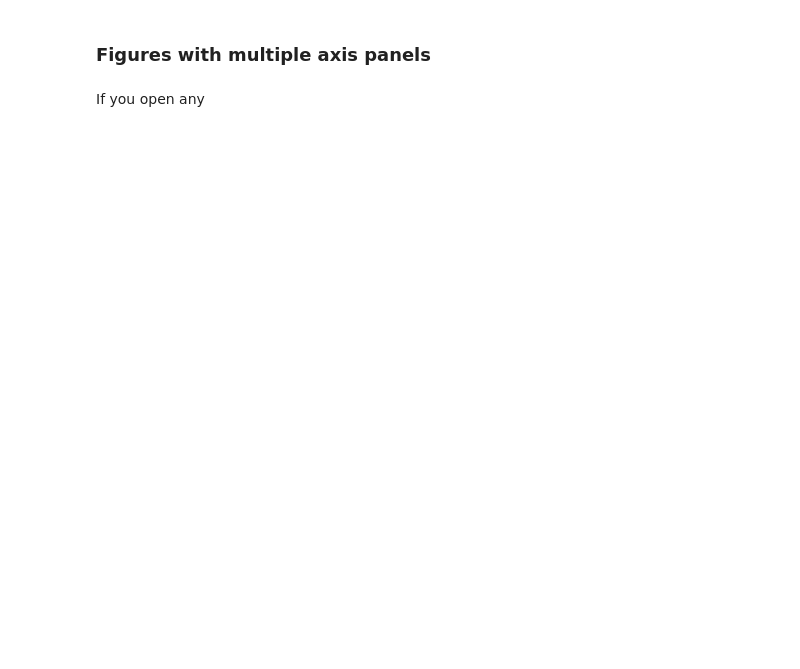
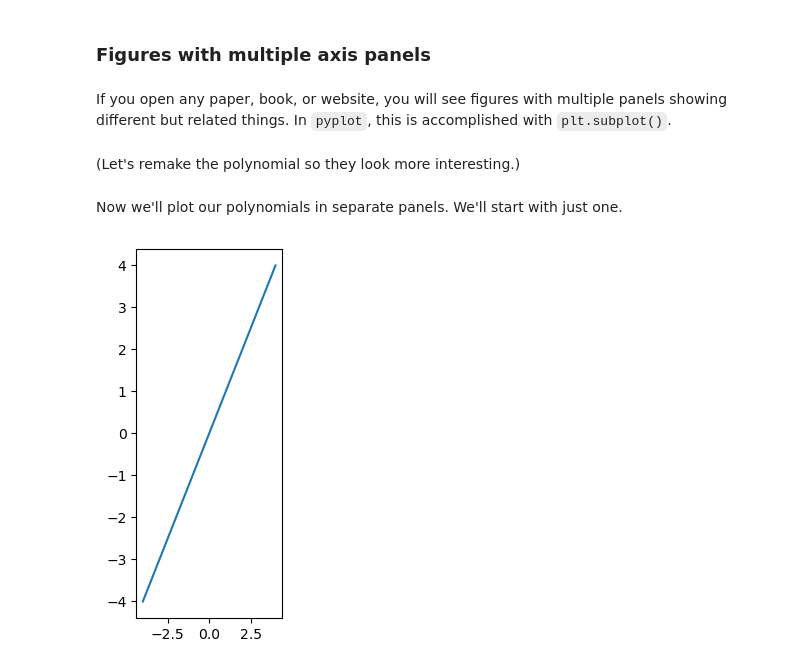
Before and after one commit to psychdatascience/FDS-CourseOne, a Jupyter notebook: tutorial015.ipynb, the cells around one changed output. Drawn from its saved outputs; the diff is of its cells as text; code cells hidden in the pictures; blank space fills up the shorter version.

```diff
--- a/tutorial015.ipynb
+++ b/tutorial015.ipynb
@@ -265,4 +272,22 @@ And you can see what each one looks like [here](https://www.dunderdata.com/blog/
+# %%
+plt.style.use('default') # back to default, please
 # %% [markdown]
 ### Figures with multiple axis panels
 # %% [markdown]
-If you open any
+If you open any paper, book, or website, you will see figures with multiple panels showing different but related things. In `pyplot`, this is accomplished with `plt.subplot()`.
+# %% [markdown]
+(Let's remake the polynomial so they look more interesting.)
+# %%
+import numpy as np # so we can make different y data more easily
+
+my_x = np.array([-4, -3, -2, -1, 0, 1, 2, 3, 4])
+y_lin = my_x
+y_quad = my_x**2  # ** is Python for exponentiation
+y_cube = my_x**3
+# %% [markdown]
+Now we'll plot our polynomials in separate panels. We'll start with just one.
+# %%
+plt.subplot(131)
+plt.plot(my_x, y_lin, label = 'linear');
+# %% [output]
+[figure, added]
```
Also changed, not shown: parts of 31 cells of this notebook.
